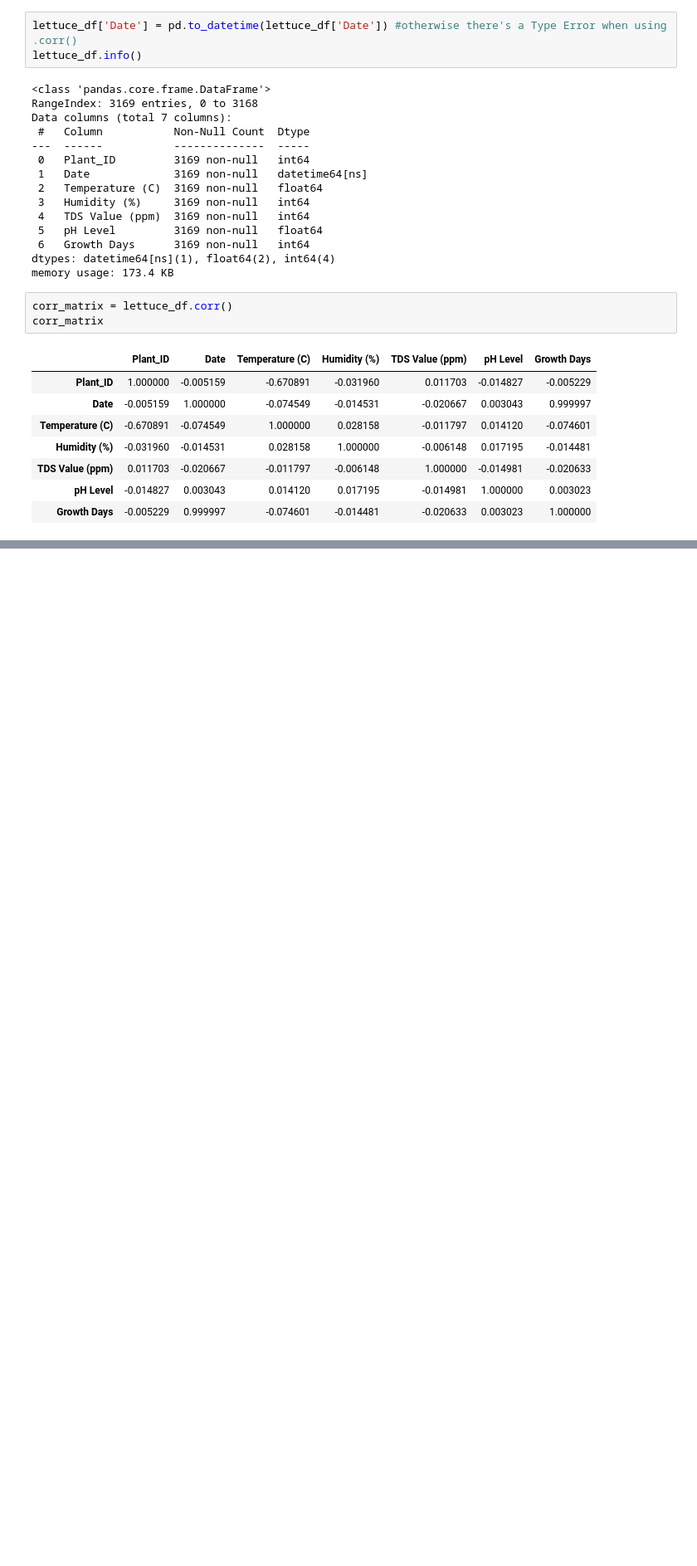
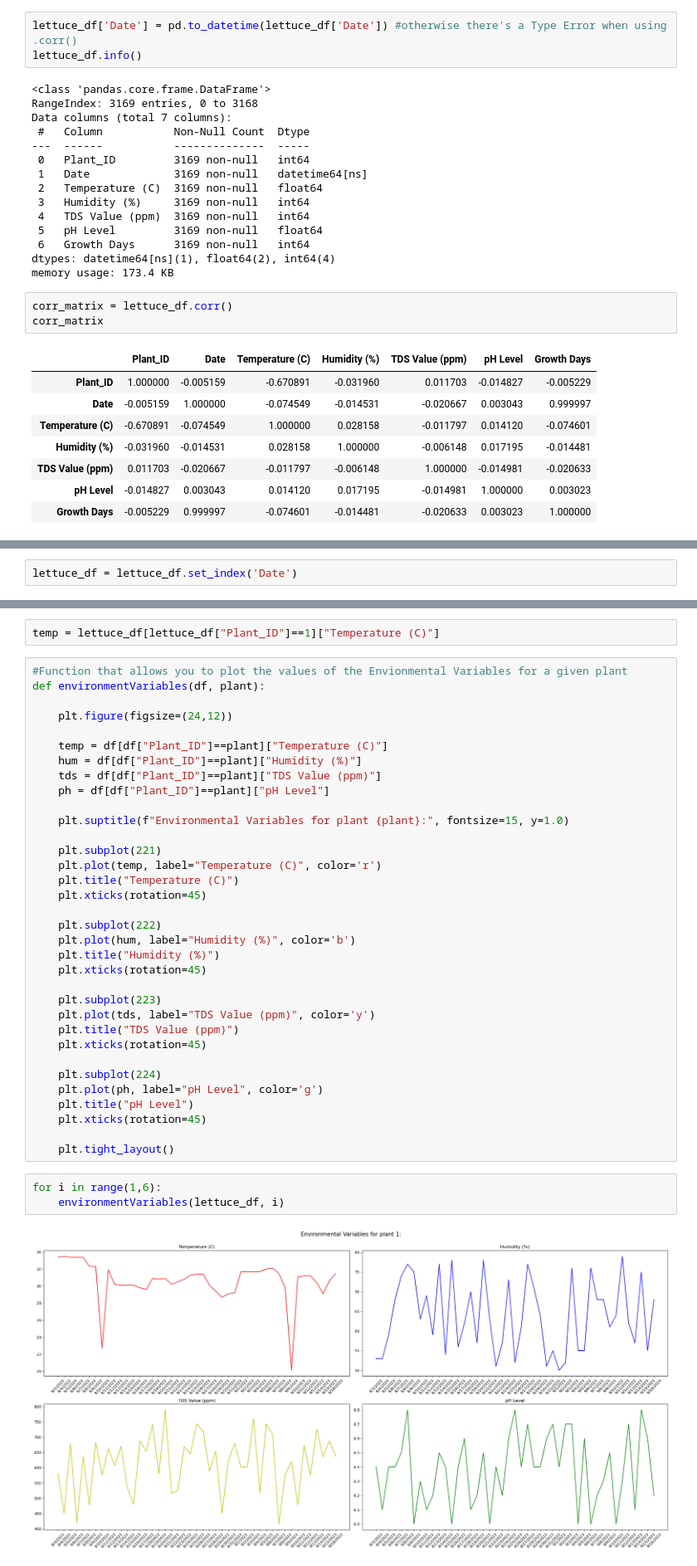
Before and after one commit to rodribro/TimeSeries, a Jupyter notebook: lettuce.ipynb, the cells around one changed output, grey strips where cells are left out. Shown at 83% size. Saved outputs shown, nothing was run; the diff lists cells and outputs as text; blank space fills up the shorter version.

```diff
--- a/lettuce.ipynb
+++ b/lettuce.ipynb
@@ -105,0 +122,2 @@ sns.heatmap(corr_matrix,annot=True,cmap="coolwarm", linewidths=0.5)
+# %%
+lettuce_df = lettuce_df.set_index('Date')
@@ -105,0 +143,41 @@ sns.heatmap(corr_matrix,annot=True,cmap="coolwarm", linewidths=0.5)
+# %%
+temp = lettuce_df[lettuce_df["Plant_ID"]==1]["Temperature (C)"]
+# %%
+#Function that allows you to plot the values of the Envionmental Variables for a given plant
+def environmentVariables(df, plant):
+
+    plt.figure(figsize=(24,12))
+
+    temp = df[df["Plant_ID"]==plant]["Temperature (C)"]
+    hum = df[df["Plant_ID"]==plant]["Humidity (%)"]
+    tds = df[df["Plant_ID"]==plant]["TDS Value (ppm)"]
+    ph = df[df["Plant_ID"]==plant]["pH Level"]
+
+    plt.suptitle(f"Environmental Variables for plant {plant}:", fontsize=15, y=1.0)
+
+    plt.subplot(221)
+    plt.plot(temp, label="Temperature (C)", color='r')
+    plt.title("Temperature (C)")
+    plt.xticks(rotation=45)
+
+    plt.subplot(222)
+    plt.plot(hum, label="Humidity (%)", color='b')
+    plt.title("Humidity (%)")
+    plt.xticks(rotation=45)
+
+    plt.subplot(223)
+    plt.plot(tds, label="TDS Value (ppm)", color='y')
+    plt.title("TDS Value (ppm)")
+    plt.xticks(rotation=45)
+
+    plt.subplot(224)
+    plt.plot(ph, label="pH Level", color='g')
+    plt.title("pH Level")
+    plt.xticks(rotation=45)
+
+    plt.tight_layout()
+# %%
+for i in range(1,6):
+    environmentVariables(lettuce_df, i)
+# %% [output]
+[figure, added]
```
Also changed, not shown: parts of 11 cells of this notebook.
